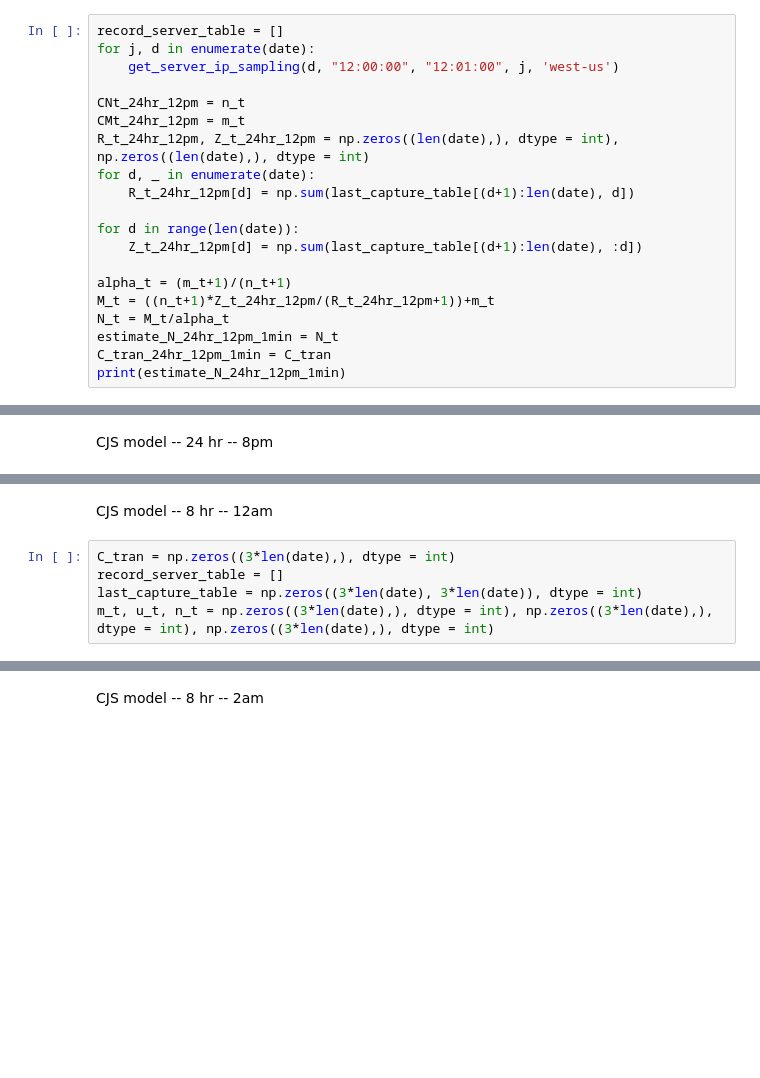
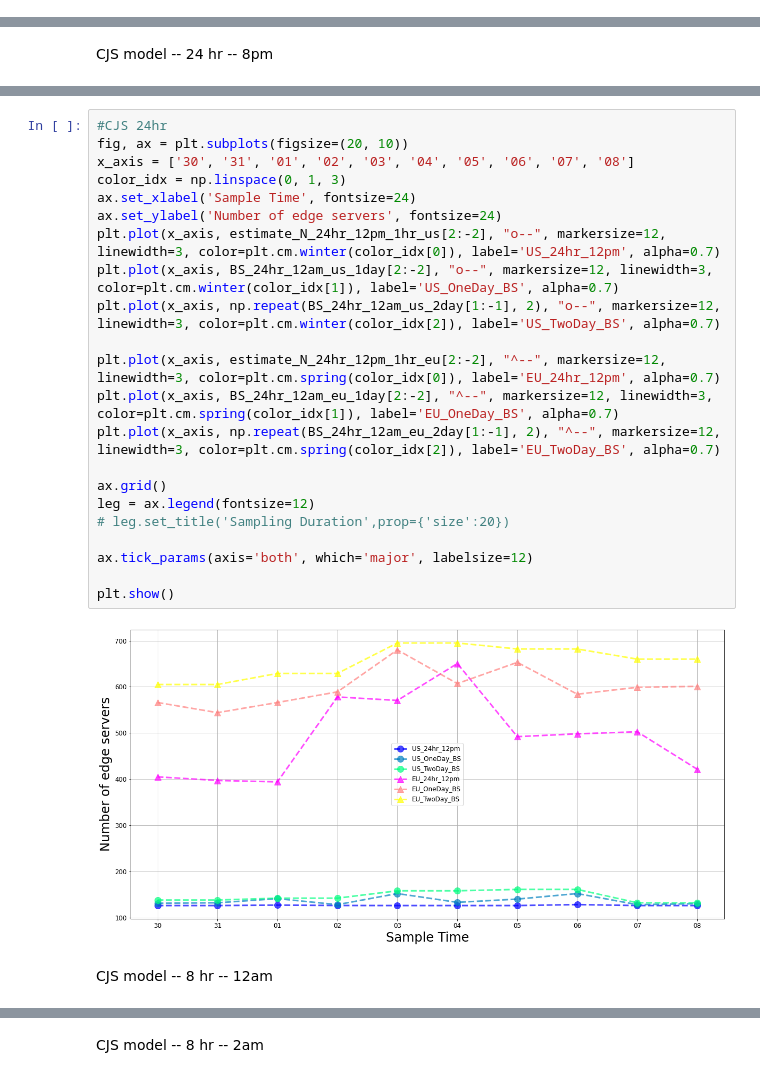
Before and after one commit to jill880829/CJS-Server-Size-Estimation, a Jupyter notebook: CJS-us.ipynb, the cells around one changed output, grey strips where cells are left out. Saved outputs shown, nothing was run; the diff lists cells and outputs as text; blank space fills up the shorter version.

```diff
--- a/CJS-us.ipynb
+++ b/CJS-us.ipynb
@@ -1823,20 +913,0 @@ m_t, u_t, n_t = np.zeros((len(date),), dtype = int), np.zeros((len(date),), dtyp
-# %%
-record_server_table = []
-for j, d in enumerate(date):
-    get_server_ip_sampling(d, "12:00:00", "12:01:00", j, 'west-us')
-
-CNt_24hr_12pm = n_t
-CMt_24hr_12pm = m_t
-R_t_24hr_12pm, Z_t_24hr_12pm = np.zeros((len(date),), dtype = int), np.zeros((len(date),), dtype = int)
-for d, _ in enumerate(date):
-    R_t_24hr_12pm[d] = np.sum(last_capture_table[(d+1):len(date), d])
-
-for d in range(len(date)):
-    Z_t_24hr_12pm[d] = np.sum(last_capture_table[(d+1):len(date), :d])
-
-alpha_t = (m_t+1)/(n_t+1)
-M_t = ((n_t+1)*Z_t_24hr_12pm/(R_t_24hr_12pm+1))+m_t
-N_t = M_t/alpha_t
-estimate_N_24hr_12pm_1min = N_t
-C_tran_24hr_12pm_1min = C_tran
-print(estimate_N_24hr_12pm_1min)
@@ -1954,8 +1130,27 @@ print(estimate_N_24hr_8pm)
+# %%
+#CJS 24hr
+fig, ax = plt.subplots(figsize=(20, 10))
+x_axis = ['30', '31', '01', '02', '03', '04', '05', '06', '07', '08']
+color_idx = np.linspace(0, 1, 3)
+ax.set_xlabel('Sample Time', fontsize=24)
+ax.set_ylabel('Number of edge servers', fontsize=24)
+plt.plot(x_axis, estimate_N_24hr_12pm_1hr_us[2:-2], "o--", markersize=12, linewidth=3, color=plt.cm.winter(color_idx[0]), label='US_24hr_12pm', alpha=0.7)
+plt.plot(x_axis, BS_24hr_12am_us_1day[2:-2], "o--", markersize=12, linewidth=3, color=plt.cm.winter(color_idx[1]), label='US_OneDay_BS', alpha=0.7)
+plt.plot(x_axis, np.repeat(BS_24hr_12am_us_2day[1:-1], 2), "o--", markersize=12, linewidth=3, color=plt.cm.winter(color_idx[2]), label='US_TwoDay_BS', alpha=0.7)
+
+plt.plot(x_axis, estimate_N_24hr_12pm_1hr_eu[2:-2], "^--", markersize=12, linewidth=3, color=plt.cm.spring(color_idx[0]), label='EU_24hr_12pm', alpha=0.7)
+plt.plot(x_axis, BS_24hr_12am_eu_1day[2:-2], "^--", markersize=12, linewidth=3, color=plt.cm.spring(color_idx[1]), label='EU_OneDay_BS', alpha=0.7)
+plt.plot(x_axis, np.repeat(BS_24hr_12am_eu_2day[1:-1], 2), "^--", markersize=12, linewidth=3, color=plt.cm.spring(color_idx[2]), label='EU_TwoDay_BS', alpha=0.7)
+
+ax.grid()
+leg = ax.legend(fontsize=12)
+# leg.set_title('Sampling Duration',prop={'size':20})
+
+ax.tick_params(axis='both', which='major', labelsize=12)
+
+plt.show()
+# %% [output]
+[figure, added]
 # %% [markdown]
 CJS model -- 8 hr -- 12am
-# %%
-C_tran = np.zeros((3*len(date),), dtype = int)
-record_server_table = []
-last_capture_table = np.zeros((3*len(date), 3*len(date)), dtype = int)
-m_t, u_t, n_t = np.zeros((3*len(date),), dtype = int), np.zeros((3*len(date),), dtype = int), np.zeros((3*len(date),), dtype = int)
 # %%
```
Also changed, not shown: parts of 294 cells of this notebook.
